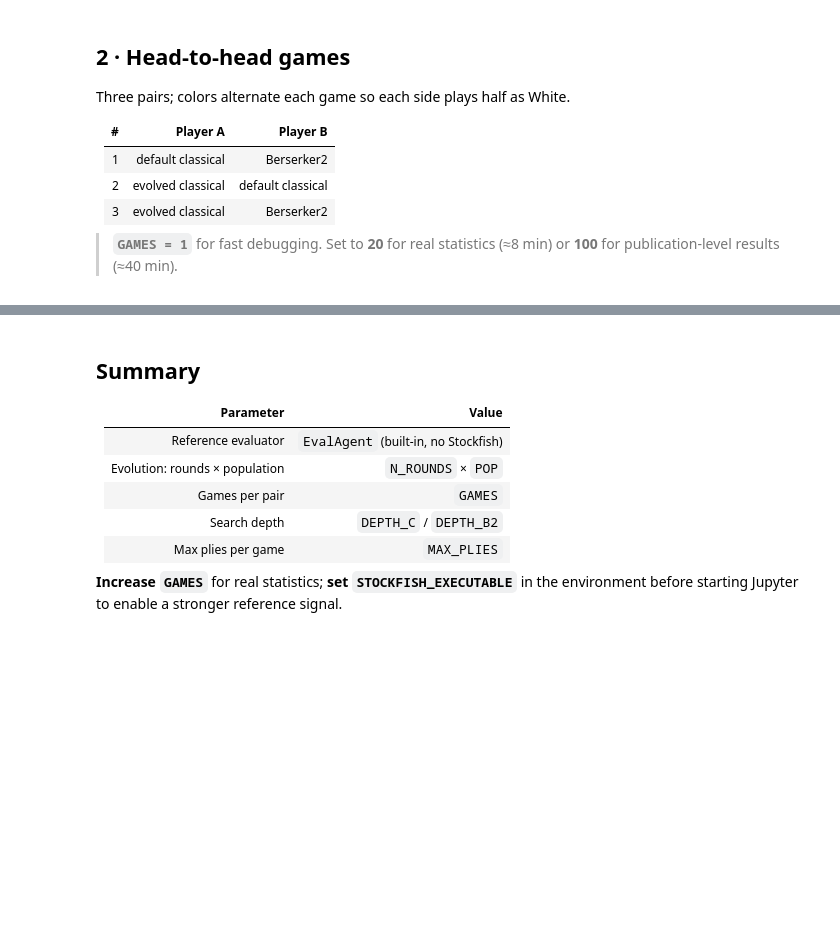
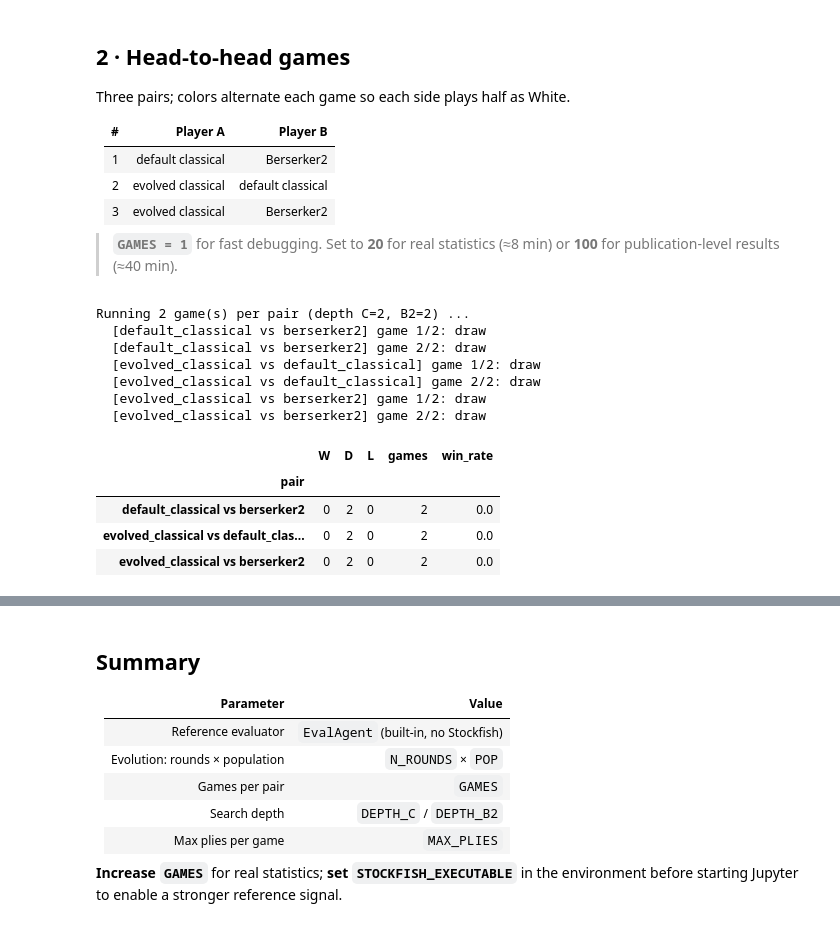
Before and after one commit to neha362/CubistChessEngine, a Jupyter notebook: evolutionary_tournament/tournament_analysis.ipynb, the cells around one changed output, grey strips where cells are left out. Cells and saved outputs as stored; diff of their text form; code cells hidden in the pictures; blank space fills up the shorter version.

```diff
--- a/evolutionary_tournament/tournament_analysis.ipynb
+++ b/evolutionary_tournament/tournament_analysis.ipynb
@@ -140,7 +166,7 @@ Three pairs; colors alternate each game so each side plays half as White.
 > (≈8 min) or **100** for publication-level results (≈40 min).
 # %%
 # ── tuneable ────────────────────────────────────────────────────────────
-GAMES     = 1     # increase to 20+ for real stats
+GAMES     = 2     # increase to 20+ for real stats
 DEPTH_C   = 2
 DEPTH_B2  = 2
 MAX_PLIES = 40
@@ -164,33 +190,46 @@ def run_pair(label, make_a, make_b, n=GAMES):
     for g in range(n):
         a_white = (g % 2 == 0)
         white = make_a() if a_white else make_b()
         black = make_b() if a_white else make_a()
         board, res = play(white, black, max_plies=MAX_PLIES)
         o = _outcome(board, res, a_is_white=a_white)
         if o == 'win':    w += 1
         elif o == 'loss': l += 1
         else:             d += 1
         print(f'  [{label}] game {g+1}/{n}: {o}')
     tot = w + d + l
     return {'pair': label, 'W': w, 'D': d, 'L': l,
             'games': tot, 'win_rate': w / tot if tot else 0.0}
 
 
 mk_c  = lambda wt: ClassicalEngine(depth=DEPTH_C, weights=wt)
 mk_b2 = lambda:    Berserker2Engine(depth=DEPTH_B2)
 
 print(f'Running {GAMES} game(s) per pair (depth C={DEPTH_C}, B2={DEPTH_B2}) ...')
 rows = [
     run_pair('default_classical vs berserker2',
              lambda: mk_c(default_weights), mk_b2),
     run_pair('evolved_classical vs default_classical',
              lambda: mk_c(best_weights), lambda: mk_c(default_weights)),
     run_pair('evolved_classical vs berserker2',
              lambda: mk_c(best_weights), mk_b2),
 ]
 results_df = pd.DataFrame(rows).set_index('pair')
 print()
 results_df
+# %% [output]
+Running 2 game(s) per pair (depth C=2, B2=2) ...
+  [default_classical vs berserker2] game 1/2: draw
+  [default_classical vs berserker2] game 2/2: draw
+  [evolved_classical vs default_classical] game 1/2: draw
+  [evolved_classical vs default_classical] game 2/2: draw
+  [evolved_classical vs berserker2] game 1/2: draw
+  [evolved_classical vs berserker2] game 2/2: draw
+|  | W | D | L | games | win_rate |
+| pair |  |  |  |  |  |
+| default_classical vs berserker2 | 0 | 2 | 0 | 2 | 0.0 |
+| evolved_classical vs default_clas... | 0 | 2 | 0 | 2 | 0.0 |
+| evolved_classical vs berserker2 | 0 | 2 | 0 | 2 | 0.0 |
 # %%
 from IPython.display import Markdown, display
 
```
Also changed, not shown: parts of 6 cells of this notebook, 5 other files.
